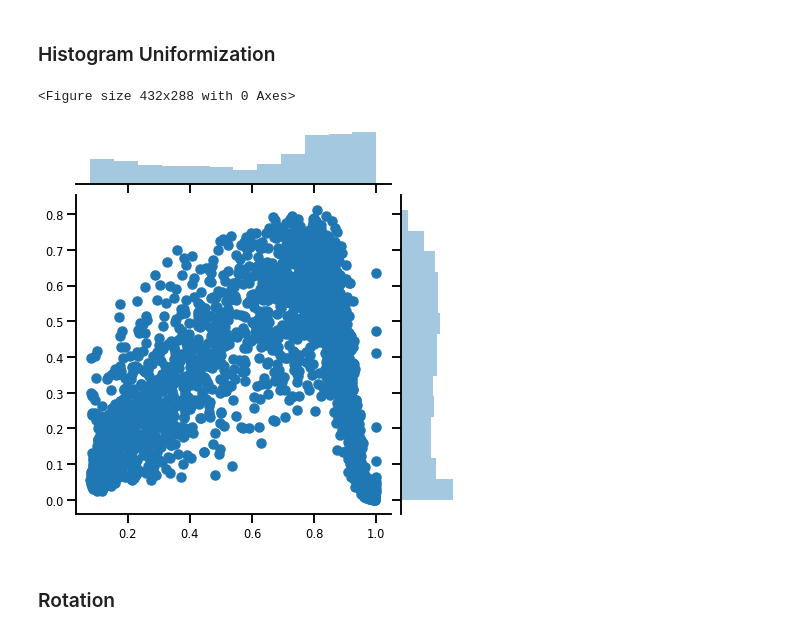
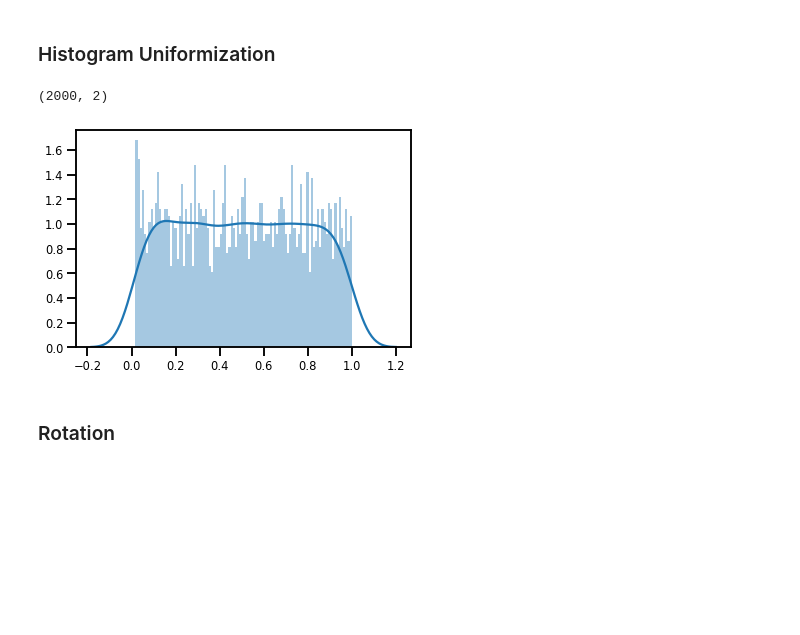
Before and after one commit to IPL-UV/rbig_jax, a Jupyter notebook: notebooks/iterative/details/1.3.1_iterative_gaussianization.ipynb, the cells around one changed output. Cells and saved outputs as stored; diff of their text form; code cells hidden in the pictures; blank space fills up the shorter version.

```diff
--- a/notebooks/iterative/details/1.3.1_iterative_gaussianization.ipynb
+++ b/notebooks/iterative/details/1.3.1_iterative_gaussianization.ipynb
@@ -181,14 +83,29 @@ uni_uniformize = InitUniHistUniformize(
     precision=precision,
     alpha=alpha
 )
+# %%
+support_extension = 10
+bw = 0.1
+precision = 100
+
+# initialize histogram transformation
+uni_uniformize = InitKDEUniformize(
+    n_samples=X.shape[0],
+    support_extension=support_extension,
+    precision=precision,
+    bw=bw
+)
+# %%
+X.shape
+# %% [output]
+(2000, 2)
 # %%
-X_g, params = uni_uniformize[0](X)
+X_u, params = uni_uniformize[0](X[:, 0])
 # %%
 plt.figure()
-sns.jointplot(X_g[:, 0], X_g[:, 1])
+sns.distplot(X_u, bins=100)
 plt.show()
 # %% [output]
-<Figure size 432x288 with 0 Axes>
-[figure, old version]
+[figure, new version]
 # %% [markdown]
 ### Rotation
```
Also changed, not shown: parts of 4 cells of this notebook, 6 other files.
